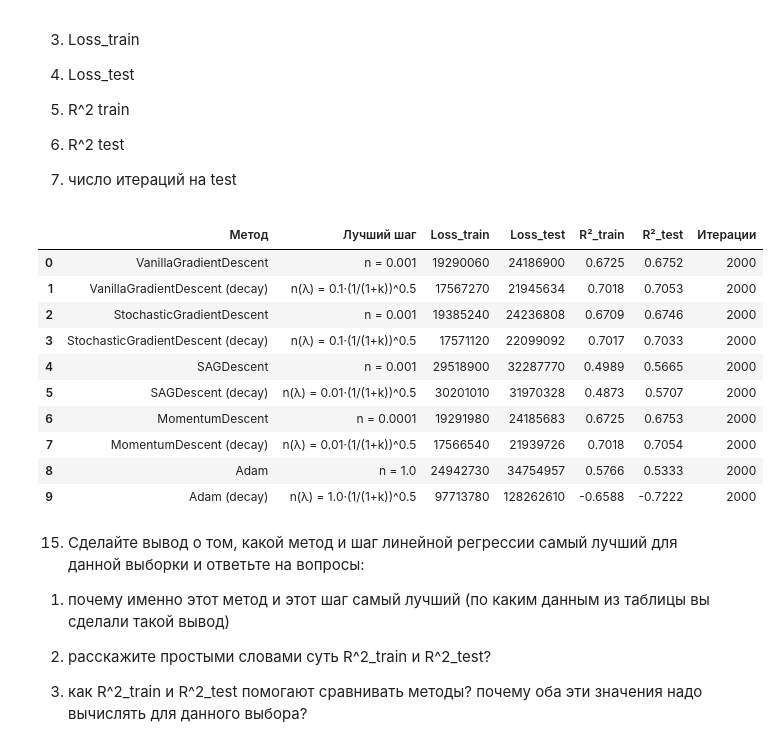
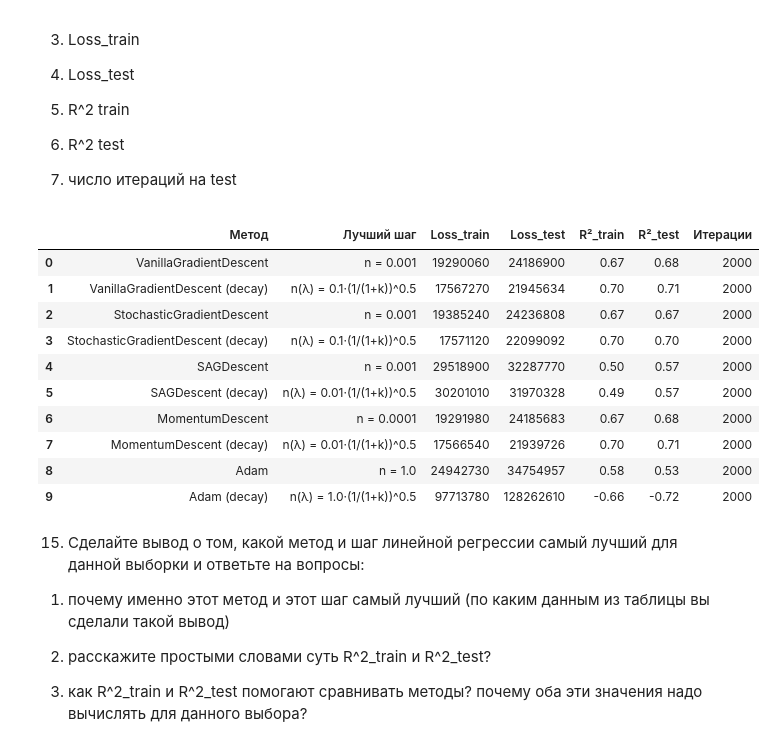
Before and after one commit to evgehadov/MO, a Jupyter notebook: sem_2_linreg_methods.ipynb, the cells around one changed output. Saved outputs shown, nothing was run; the diff lists cells and outputs as text; code cells hidden in the pictures.

```diff
--- a/sem_2_linreg_methods.ipynb
+++ b/sem_2_linreg_methods.ipynb
@@ -973,44 +973,44 @@ comparison = pd.DataFrame([
         'Лучший шаг': 'n(λ) = 0.01·(1/(1+k))^0.5',
         'Loss_train': 17566540,
         'Loss_test':  21939726,
         'R²_train':   0.7018,
         'R²_test':    0.7054,
         'Итерации':   2000,
     },
     {
         'Метод': 'Adam',
         'Лучший шаг': 'n = 1.0',
         'Loss_train': 24942730,
         'Loss_test':  34754957,
         'R²_train':   0.5766,
         'R²_test':    0.5333,
         'Итерации':   2000,
     },
     {
         'Метод': 'Adam (decay)',
         'Лучший шаг': 'n(λ) = 1.0·(1/(1+k))^0.5',
         'Loss_train': 97713780,
         'Loss_test':  128262610,
         'R²_train':   -0.6588,
         'R²_test':    -0.7222,
         'Итерации':   2000,
     },
 ])
 
-pd.set_option('display.float_format', lambda x: f'{x:,.2f}' if abs(x) > 100 else f'{x:.4f}')
+pd.set_option('display.float_format', lambda x: f'{x:,.2f}' if abs(x) > 100 else f'{x:.2f}')
 display(comparison)
 # %% [output]
 |  | Метод | Лучший шаг | Loss_train | Loss_test | R²_train | R²_test | Итерации |
-| 0 | VanillaGradientDescent | n = 0.001 | 19290060 | 24186900 | 0.6725 | 0.6752 | 2000 |
-| 1 | VanillaGradientDescent (decay) | n(λ) = 0.1·(1/(1+k))^0.5 | 17567270 | 21945634 | 0.7018 | 0.7053 | 2000 |
-| 2 | StochasticGradientDescent | n = 0.001 | 19385240 | 24236808 | 0.6709 | 0.6746 | 2000 |
-| 3 | StochasticGradientDescent (decay) | n(λ) = 0.1·(1/(1+k))^0.5 | 17571120 | 22099092 | 0.7017 | 0.7033 | 2000 |
-| 4 | SAGDescent | n = 0.001 | 29518900 | 32287770 | 0.4989 | 0.5665 | 2000 |
-| 5 | SAGDescent (decay) | n(λ) = 0.01·(1/(1+k))^0.5 | 30201010 | 31970328 | 0.4873 | 0.5707 | 2000 |
-| 6 | MomentumDescent | n = 0.0001 | 19291980 | 24185683 | 0.6725 | 0.6753 | 2000 |
-| 7 | MomentumDescent (decay) | n(λ) = 0.01·(1/(1+k))^0.5 | 17566540 | 21939726 | 0.7018 | 0.7054 | 2000 |
-| 8 | Adam | n = 1.0 | 24942730 | 34754957 | 0.5766 | 0.5333 | 2000 |
-| 9 | Adam (decay) | n(λ) = 1.0·(1/(1+k))^0.5 | 97713780 | 128262610 | -0.6588 | -0.7222 | 2000 |
+| 0 | VanillaGradientDescent | n = 0.001 | 19290060 | 24186900 | 0.67 | 0.68 | 2000 |
+| 1 | VanillaGradientDescent (decay) | n(λ) = 0.1·(1/(1+k))^0.5 | 17567270 | 21945634 | 0.70 | 0.71 | 2000 |
+| 2 | StochasticGradientDescent | n = 0.001 | 19385240 | 24236808 | 0.67 | 0.67 | 2000 |
+| 3 | StochasticGradientDescent (decay) | n(λ) = 0.1·(1/(1+k))^0.5 | 17571120 | 22099092 | 0.70 | 0.70 | 2000 |
+| 4 | SAGDescent | n = 0.001 | 29518900 | 32287770 | 0.50 | 0.57 | 2000 |
+| 5 | SAGDescent (decay) | n(λ) = 0.01·(1/(1+k))^0.5 | 30201010 | 31970328 | 0.49 | 0.57 | 2000 |
+| 6 | MomentumDescent | n = 0.0001 | 19291980 | 24185683 | 0.67 | 0.68 | 2000 |
+| 7 | MomentumDescent (decay) | n(λ) = 0.01·(1/(1+k))^0.5 | 17566540 | 21939726 | 0.70 | 0.71 | 2000 |
+| 8 | Adam | n = 1.0 | 24942730 | 34754957 | 0.58 | 0.53 | 2000 |
+| 9 | Adam (decay) | n(λ) = 1.0·(1/(1+k))^0.5 | 97713780 | 128262610 | -0.66 | -0.72 | 2000 |
 # %% [markdown]
 15. Сделайте вывод о том, какой метод и шаг линейной регрессии самый лучший для данной выборки и ответьте на вопросы:
 
```
